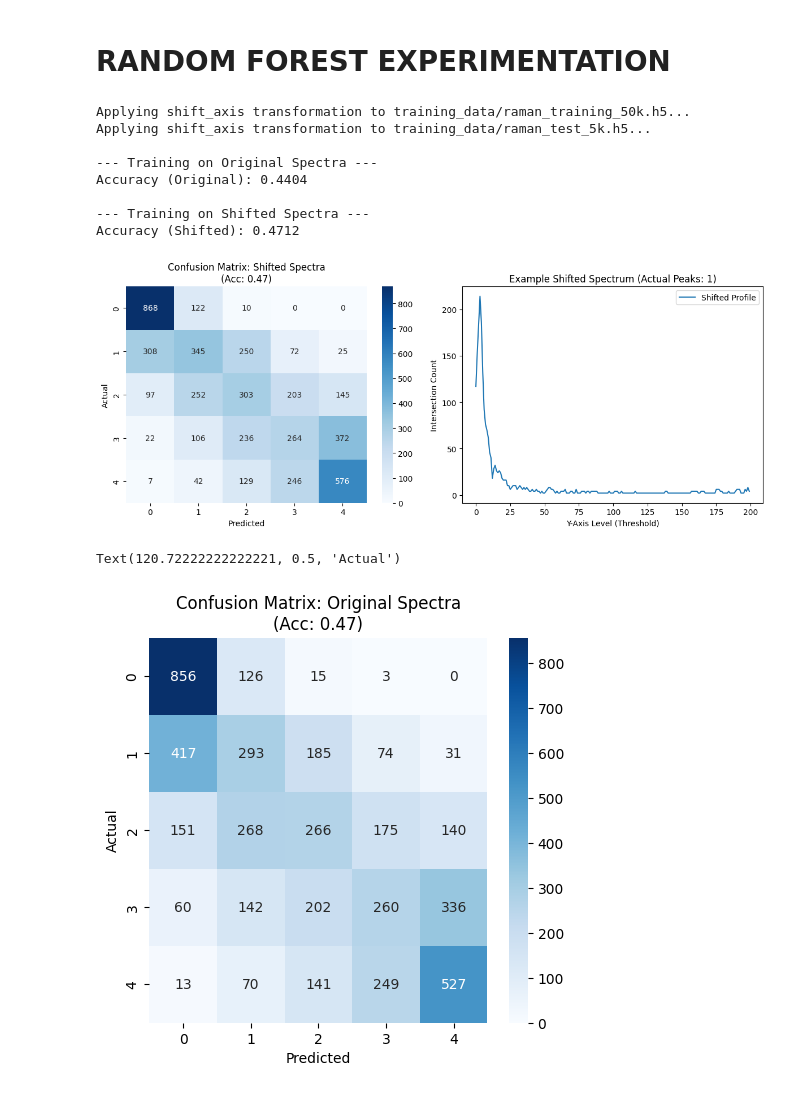
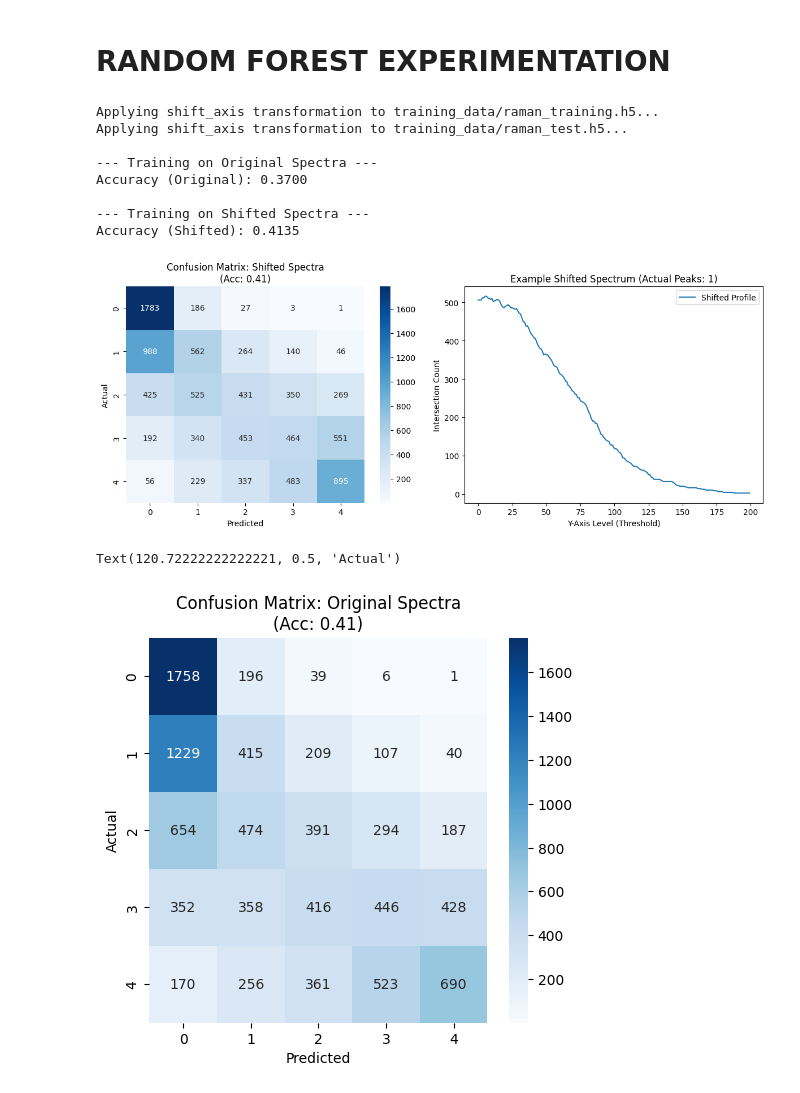
Before and after one commit to SauloSamps/Raman-Fitting-Pipeline, a Jupyter notebook: code/lab-rf.ipynb, the cells around one changed output. Saved outputs shown, nothing was run; the diff lists cells and outputs as text; code cells hidden in the pictures.

```diff
--- a/code/lab-rf.ipynb
+++ b/code/lab-rf.ipynb
@@ -21,15 +21,15 @@ def load_and_preprocess(filename, transform=False):
     return X, y
 
 # Load Data
-X_train_orig, y_train = load_and_preprocess("training_data/raman_training_50k.h5", transform=False)
-X_test_orig, y_test = load_and_preprocess("training_data/raman_test_5k.h5", transform=False)
+X_train_orig, y_train = load_and_preprocess("training_data/raman_training.h5", transform=False)
+X_test_orig, y_test = load_and_preprocess("training_data/raman_test.h5", transform=False)
 
-X_train_shift, _ = load_and_preprocess("training_data/raman_training_50k.h5", transform=True)
-X_test_shift, _ = load_and_preprocess("training_data/raman_test_5k.h5", transform=True)
+X_train_shift, _ = load_and_preprocess("training_data/raman_training.h5", transform=True)
+X_test_shift, _ = load_and_preprocess("training_data/raman_test.h5", transform=True)
 
 # Setup Random Forest Models
-rf_orig = RandomForestClassifier(n_estimators=100, n_jobs=-1, random_state=42, criterion='log_loss')
-rf_shift = RandomForestClassifier(n_estimators=100, n_jobs=-1, random_state=42, criterion='log_loss')
+rf_orig = RandomForestClassifier(n_estimators=100, n_jobs=-1, random_state=42, criterion='gini')
+rf_shift = RandomForestClassifier(n_estimators=100, n_jobs=-1, random_state=42, criterion='gini')
 
 # Train and Evaluate: Original Data
 print("\n--- Training on Original Spectra ---")
@@ -44,38 +44,38 @@ rf_shift.fit(X_train_shift, y_train)
 y_pred_shift = rf_shift.predict(X_test_shift)
 acc_shift = accuracy_score(y_test, y_pred_shift)
 print(f"Accuracy (Shifted): {acc_shift:.4f}")
 
 # Comparative Visualization
 plt.figure(figsize=(12, 5))
 
 # Shifted Data
 plt.subplot(1, 2, 1)
 sns.heatmap(confusion_matrix(y_test, y_pred_shift), annot=True, fmt='d', cmap='Blues')
 plt.title(f"Confusion Matrix: Shifted Spectra\n(Acc: {acc_shift:.2f})")
 plt.xlabel("Predicted")
 plt.ylabel("Actual")
 
 # Example of shifted spectrum
 plt.subplot(1, 2, 2)
 sample_idx = 0
 plt.plot(X_train_shift[sample_idx], label="Shifted Profile")
 plt.title(f"Example Shifted Spectrum (Actual Peaks: {y_train[sample_idx]})")
 plt.xlabel("Y-Axis Level (Threshold)")
 plt.ylabel("Intersection Count")
 plt.legend()
 
 plt.tight_layout()
 plt.show()
 # %% [output]
-Applying shift_axis transformation to training_data/raman_training_50k.h5...
-Applying shift_axis transformation to training_data/raman_test_5k.h5...
+Applying shift_axis transformation to training_data/raman_training.h5...
+Applying shift_axis transformation to training_data/raman_test.h5...
 
 --- Training on Original Spectra ---
-Accuracy (Original): 0.4404
+Accuracy (Original): 0.3700
 
 --- Training on Shifted Spectra ---
-Accuracy (Shifted): 0.4712
+Accuracy (Shifted): 0.4135
-[figure, old version]
+[figure, new version]
 # %%
 plt.figure(figsize=(12, 5))
 plt.subplot(1, 2, 1)
@@ -85,4 +85,4 @@ plt.xlabel("Predicted")
 plt.ylabel("Actual")
 # %% [output]
 Text(120.72222222222221, 0.5, 'Actual')
-[figure, old version]
+[figure, new version]
```
Also changed, not shown: 7 other files.
